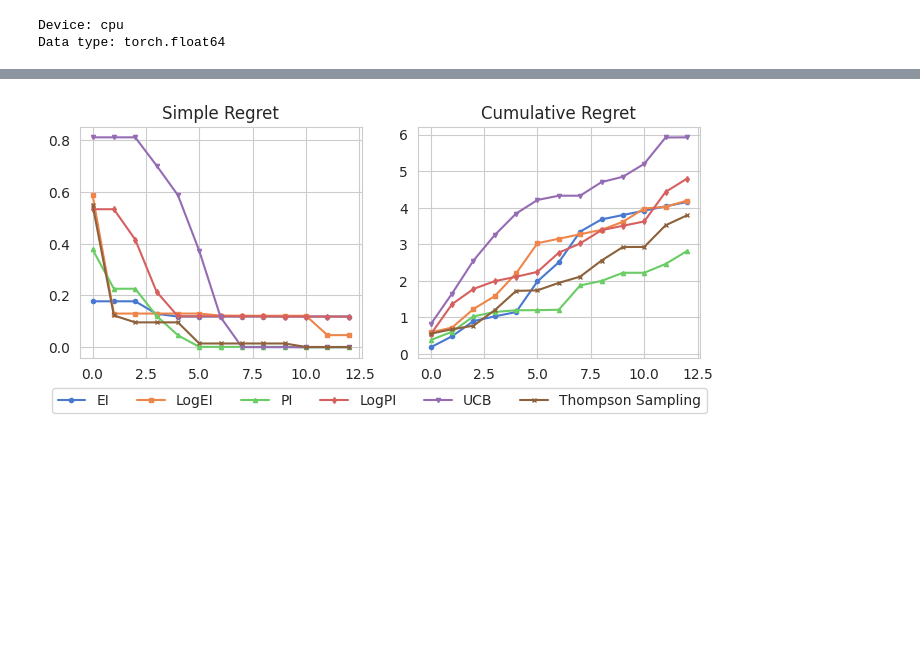
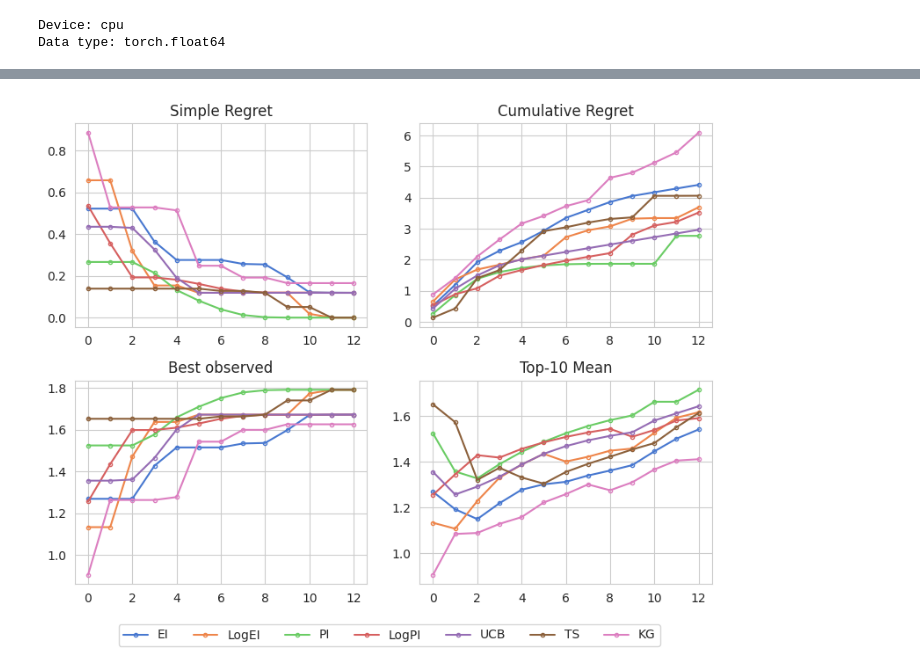
Before and after one commit to wvirany/molbo, a Jupyter notebook: notebooks/botorch_3.ipynb, the cells around one changed output, grey strips where cells are left out. Cells and saved outputs as stored; diff of their text form; code cells hidden in the pictures; blank space fills up the shorter version.

Commit message:
Refactor acquisition

```diff
--- a/notebooks/botorch_3.ipynb
+++ b/notebooks/botorch_3.ipynb
@@ -41,6 +45,7 @@ def run_experiment(acq, n_trials: int = 5):
             project_name="molbo",
             group_name=acq.__name__,
             run_name=run_name,
+            mode="disabled",
         )
 
         f = Toy1DFunction()
@@ -52,19 +57,27 @@ def run_experiment(acq, n_trials: int = 5):
         train_y = f(train_X).unsqueeze(-1)
 
         model = GPModel(train_X, train_y)
+        acq_func = acq(model)
         metrics = BOMetrics(f_max = f.max, logger=logger)
-        bo_loop = BOLoop(model, acq, f, metrics=metrics)
+        bo_loop = BOLoop(model, acq_func, f, metrics=metrics)
         bo_loop.run(n_iters=10)
 
         logger.finish()
 
     return metrics
 # %%
-acquisition_funcs = [EI, LogEI, PI, LogPI, UCB, ThompsonSampling]
-acquisition_funcs = [KnowledgeGradient]
+ei = EIAcquisition
+log_ei = LogEIAcquisition
+pi = PIAcquisition
+log_pi = LogPIAcquisition
+ucb = UCBAcquisition
+ts = TSAcquisition
+kg = KGAcquisition
+
+acquisitions = [ei, log_ei, pi, log_pi, ucb, ts, kg]
 # %%
 metrics = []
-for acq in acquisition_funcs:
+for acq in acquisitions:
     print(f"Running experiment with acquisition function: {acq.__name__}")
     metrics.append(run_experiment(acq))
 # %% [output]
@@ -81,39 +95,73 @@ pi_results = metrics[2].compute_metrics()
 log_pi_results = metrics[3].compute_metrics()
 ucb_results = metrics[4].compute_metrics()
 ts_results = metrics[5].compute_metrics()
+kg_results = metrics[6].compute_metrics()
 # %%
-fig, axes = plt.subplots(nrows=1, ncols=2, figsize=(8, 3))
+fig, axes = plt.subplots(nrows=2, ncols=2, figsize=(8, 6))
 
 markersize= 3
 
 # Plot simple regrets
-ax = axes[0]
+ax = axes[0, 0]
+metric = 'simple_regret'
 
-ax.plot(ei_results['simple_regret'], marker='o', markersize=markersize, label="EI")
-ax.plot(log_ei_results['simple_regret'], marker='s', markersize=markersize, label="LogEI")
-ax.plot(pi_results['simple_regret'], marker='^', markersize=markersize, label="PI")
-ax.plot(log_pi_results['simple_regret'], marker='d', markersize=markersize, label="LogPI")
-ax.plot(ucb_results['simple_regret'], marker='v', markersize=markersize, label="UCB")
-ax.plot(ts_results['simple_regret'], marker='x', markersize=markersize, label="Thompson Sampling")
+ax.plot(ei_results[metric], marker='o', markersize=markersize, markerfacecolor='none')
+ax.plot(log_ei_results[metric], marker='o', markersize=markersize, markerfacecolor='none')
+ax.plot(pi_results[metric], marker='o', markersize=markersize, markerfacecolor='none')
+ax.plot(log_pi_results[metric], marker='o', markersize=markersize, markerfacecolor='none')
+ax.plot(ucb_results[metric], marker='o', markersize=markersize, markerfacecolor='none')
+ax.plot(ts_results[metric], marker='o', markersize=markersize, markerfacecolor='none')
+ax.plot(kg_results[metric], marker='o', markersize=markersize, markerfacecolor='none')
 
 ax.set_title("Simple Regret")
 
 
 # Plot cumulative regrets
-ax = axes[1]
+ax = axes[0, 1]
+metric = 'cumulative_regret'
 
-ax.plot(ei_results['cumulative_regret'], marker='o', markersize=markersize, label="EI")
-ax.plot(log_ei_results['cumulative_regret'], marker='s', markersize=markersize, label="LogEI")
-ax.plot(pi_results['cumulative_regret'], marker='^', markersize=markersize, label="PI")
-ax.plot(log_pi_results['cumulative_regret'], marker='d', markersize=markersize, label="LogPI")
-ax.plot(ucb_results['cumulative_regret'], marker='v', markersize=markersize, label="UCB")
-ax.plot(ts_results['cumulative_regret'], marker='x', markersize=markersize, label="Thompson Sampling")
+ax.plot(ei_results[metric], marker='o', markersize=markersize, markerfacecolor='none')
+ax.plot(log_ei_results[metric], marker='o', markersize=markersize, markerfacecolor='none')
+ax.plot(pi_results[metric], marker='o', markersize=markersize, markerfacecolor='none')
+ax.plot(log_pi_results[metric], marker='o', markersize=markersize, markerfacecolor='none')
+ax.plot(ucb_results[metric], marker='o', markersize=markersize, markerfacecolor='none')
+ax.plot(ts_results[metric], marker='o', markersize=markersize, markerfacecolor='none')
+ax.plot(kg_results[metric], marker='o', markersize=markersize, markerfacecolor='none')
 
 ax.set_title("Cumulative Regret")
 
-ax.legend(bbox_to_anchor=(1.05, -0.1), ncols=6);
+# Plot best observed
+ax = axes[1, 0]
+metric = 'best_observed'
+
+ax.plot(ei_results[metric], marker='o', markersize=markersize, markerfacecolor='none')
+ax.plot(log_ei_results[metric], marker='o', markersize=markersize, markerfacecolor='none')
+ax.plot(pi_results[metric], marker='o', markersize=markersize, markerfacecolor='none')
+ax.plot(log_pi_results[metric], marker='o', markersize=markersize, markerfacecolor='none')
+ax.plot(ucb_results[metric], marker='o', markersize=markersize, markerfacecolor='none')
+ax.plot(ts_results[metric], marker='o', markersize=markersize, markerfacecolor='none')
+ax.plot(kg_results[metric], marker='o', markersize=markersize, markerfacecolor='none')
+
+ax.set_title("Best observed")
+
+# Plot top-10 mean
+ax = axes[1, 1]
+metric = 'topk_mean'
+
+ax.plot(ei_results[metric], marker='o', markersize=markersize, markerfacecolor='none', label="EI")
+ax.plot(log_ei_results[metric], marker='o', markersize=markersize, markerfacecolor='none', label="LogEI")
+ax.plot(pi_results[metric], marker='o', markersize=markersize, markerfacecolor='none', label="PI")
+ax.plot(log_pi_results[metric], marker='o', markersize=markersize, markerfacecolor='none', label="LogPI")
+ax.plot(ucb_results[metric], marker='o', markersize=markersize, markerfacecolor='none', label="UCB")
+ax.plot(ts_results[metric], marker='o', markersize=markersize, markerfacecolor='none', label="TS")
+ax.plot(kg_results[metric], marker='o', markersize=markersize, markerfacecolor='none', label="KG")
+
+ax.set_title("Top-10 Mean")
+fig.legend(bbox_to_anchor=(.9, 0), ncols=7)
+
+plt.tight_layout()
 # %% [output]
-[figure, old version]
+[figure, new version]
 # %%
 # TODO:
 # * plot 1d
```
Also changed, not shown: parts of 3 cells of this notebook, 2 other files.
